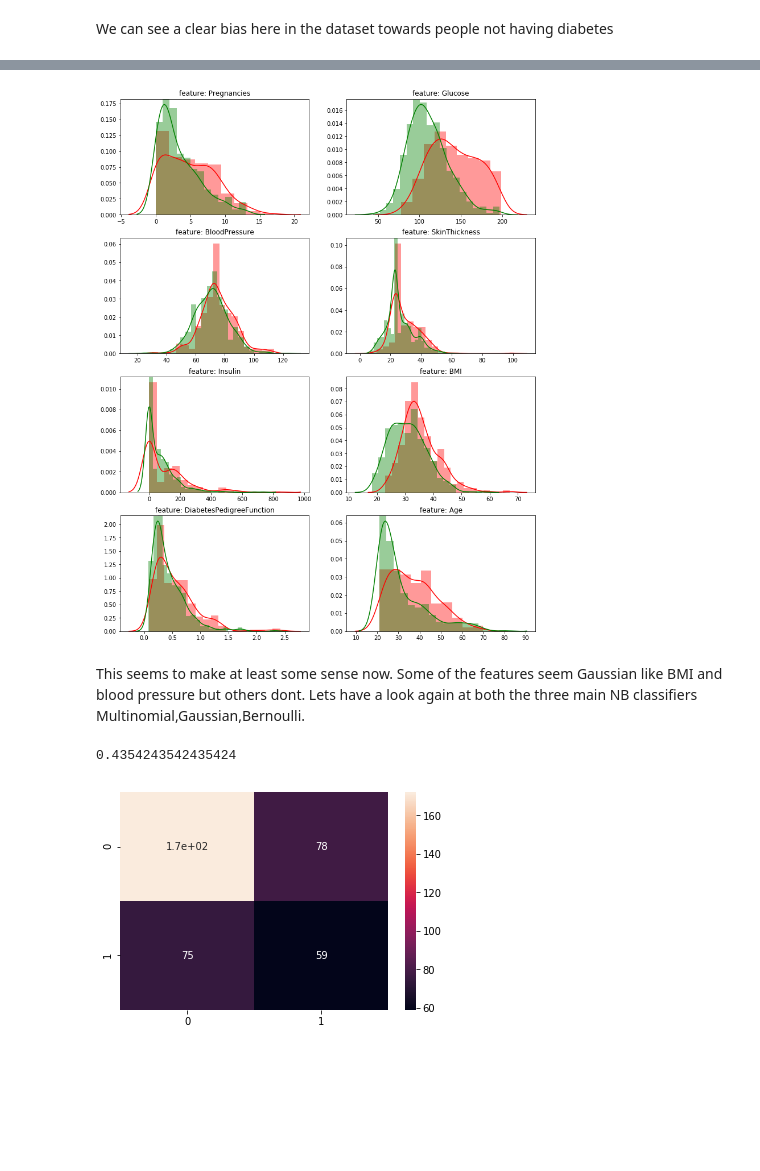
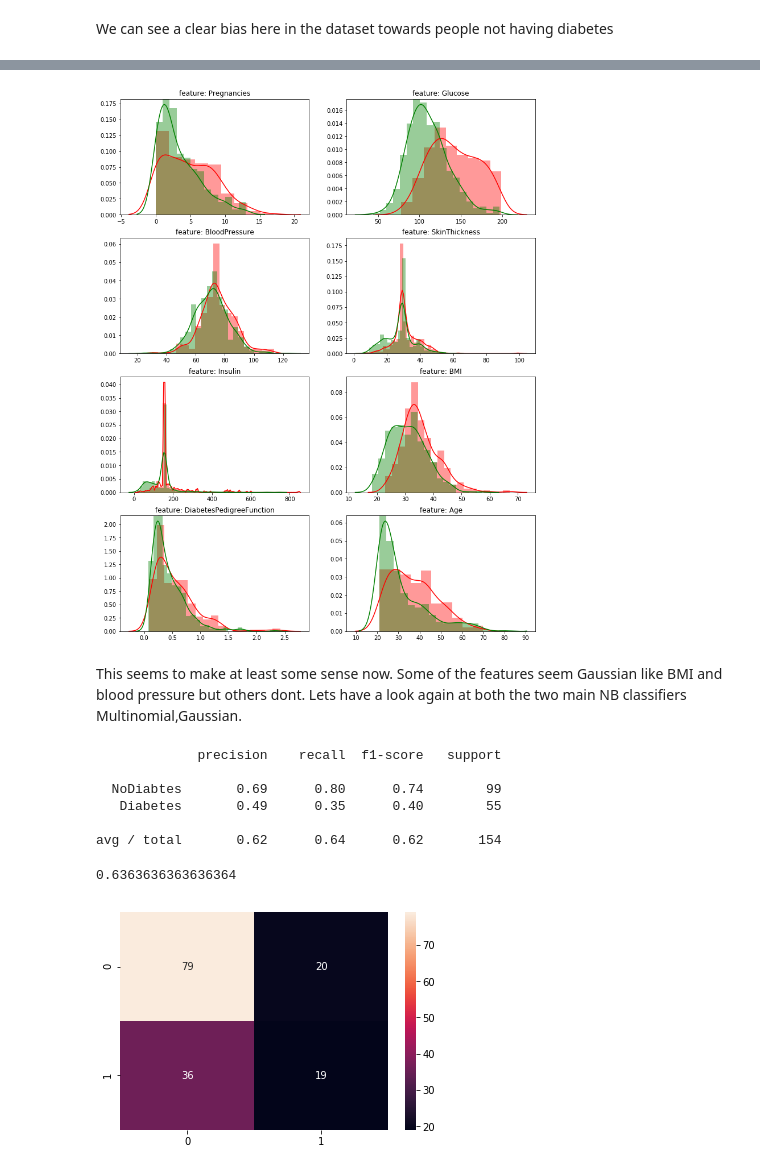
Before and after one commit to gregory1506/COMP6390, a Jupyter notebook: 03717357_Gregory_A4/03717357_COMP6930_A4_Q1.ipynb, the cells around one changed output, grey strips where cells are left out. Cells and saved outputs as stored; diff of their text form; code cells hidden in the pictures; blank space fills up the shorter version.

```diff
--- a/03717357_Gregory_A4/03717357_COMP6930_A4_Q1.ipynb
+++ b/03717357_Gregory_A4/03717357_COMP6930_A4_Q1.ipynb
@@ -83,8 +107,11 @@ We can see a clear bias here in the dataset towards people not having diabetes
 # %%
-# So for Glucose, BloodPressure, SkinThickness and BMI lets replace the zero values by the avg value.
-for feature in ['Glucose', 'BloodPressure', 'SkinThickness','BMI']:
-    avg = np.median(df2[feature])
-    df2[feature] = df2[feature].apply(lambda x : avg if x == 0.0 else x )
+# So for Glucose, BloodPressure, SkinThickness and BMI lets replace the zero values by the mean value.
+# We do so for insulin as well because 0 is not really possible
+df2 = df.copy()
+for feature in ['Glucose', 'BloodPressure', 'SkinThickness','BMI','Insulin']:
+    df2[feature] = df2[feature].apply(lambda x : np.nan if x == 0.0 else x) # replace zeros by nan to not affect mean calc
+    avg = np.mean(df2[feature])
+    df2[feature] = df2[feature].apply(lambda x : avg if isnan(x) else x )
 # now lets check the changes
 fig, ax = plt.subplots(4,2,figsize=(15,10))
 for index,feature in enumerate(df2.columns[:-1]):
@@ -99,17 +126,31 @@ for index,feature in enumerate(df2.columns[:-1]):
 plt.subplots_adjust(bottom=0, right=0.8, top=1.3)
 plt.show()
 # %% [output]
-[figure, old version]
+[figure, new version]
 # %% [markdown]
 This seems to make at least some sense now. Some of the features seem Gaussian like BMI and blood pressure but others dont.
-Lets have a look again at both the three main NB classifiers Multinomial,Gaussian,Bernoulli.
+Lets have a look again at both the two main NB classifiers Multinomial,Gaussian.
+# %%
+# create the testing dataset in an 80/20 split
+df3 = shuffle(df2)
+features =df2.columns[:-1]
+feature_matrix = df2[features]
+# .drop('Insulin')
+X_train,X_test,y_train,y_test=train_test_split(feature_matrix,df2['Outcome'],random_state=1,test_size=0.2)
 # %%
-MultiNB = MultinomialNB(alpha=1.0, fit_prior=True, class_prior=None)
+MultiNB = MultinomialNB()
 MultiNB.fit(X_train,y_train)
 y_pred = MultiNB.predict(X_test)
 sns.heatmap(confusion_matrix(y_test,y_pred), annot=True)
-f1_score(y_test, y_pred)
+print(classification_report(y_test,y_pred,target_names=["NoDiabtes","Diabetes"]))
+accuracy_score(y_test,y_pred)
 # %% [output]
-0.4354243542435424
+             precision    recall  f1-score   support
+
+  NoDiabtes       0.69      0.80      0.74        99
+   Diabetes       0.49      0.35      0.40        55
+
+avg / total       0.62      0.64      0.62       154
+0.6363636363636364
-[figure, old version]
+[figure, new version]
 # %%
```
Also changed, not shown: parts of 20 cells of this notebook, 1 other file.
